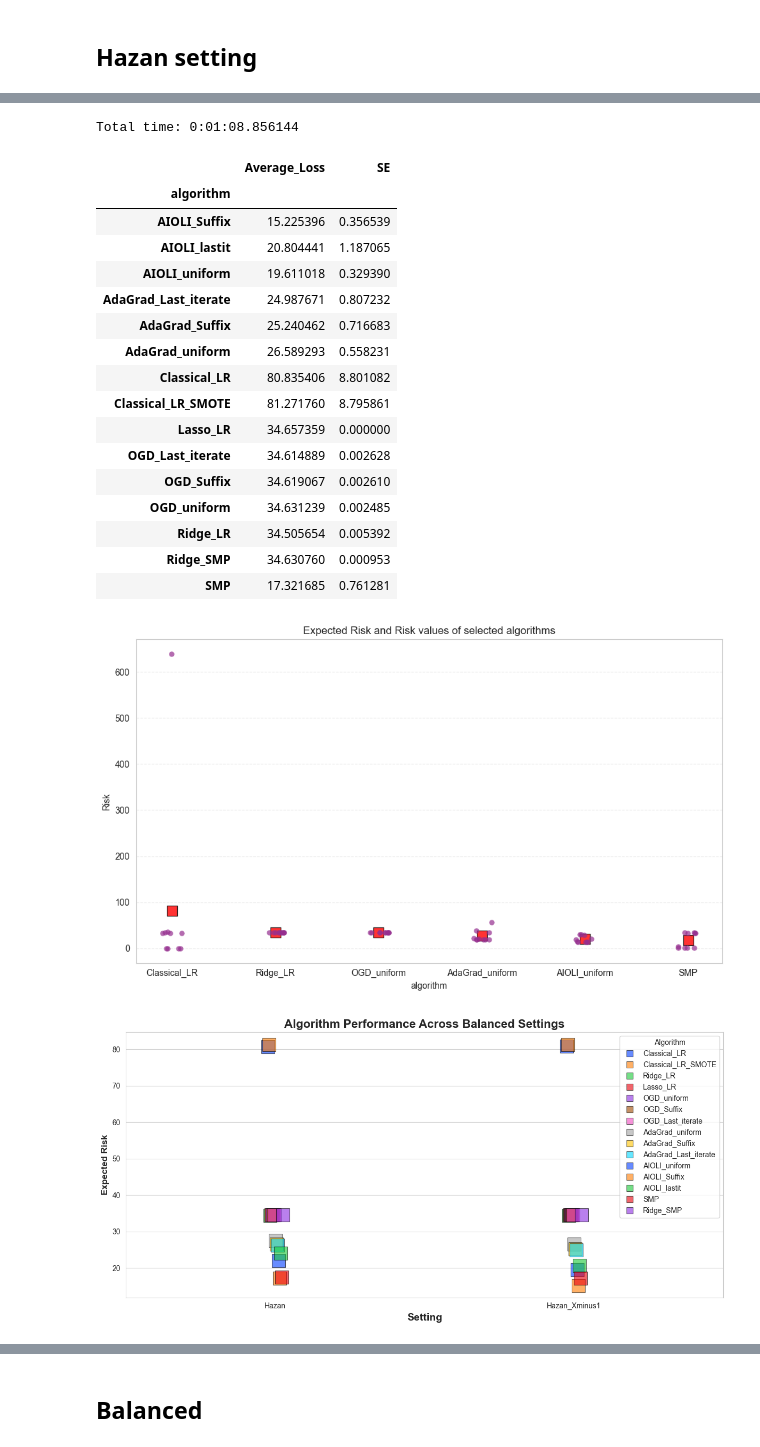
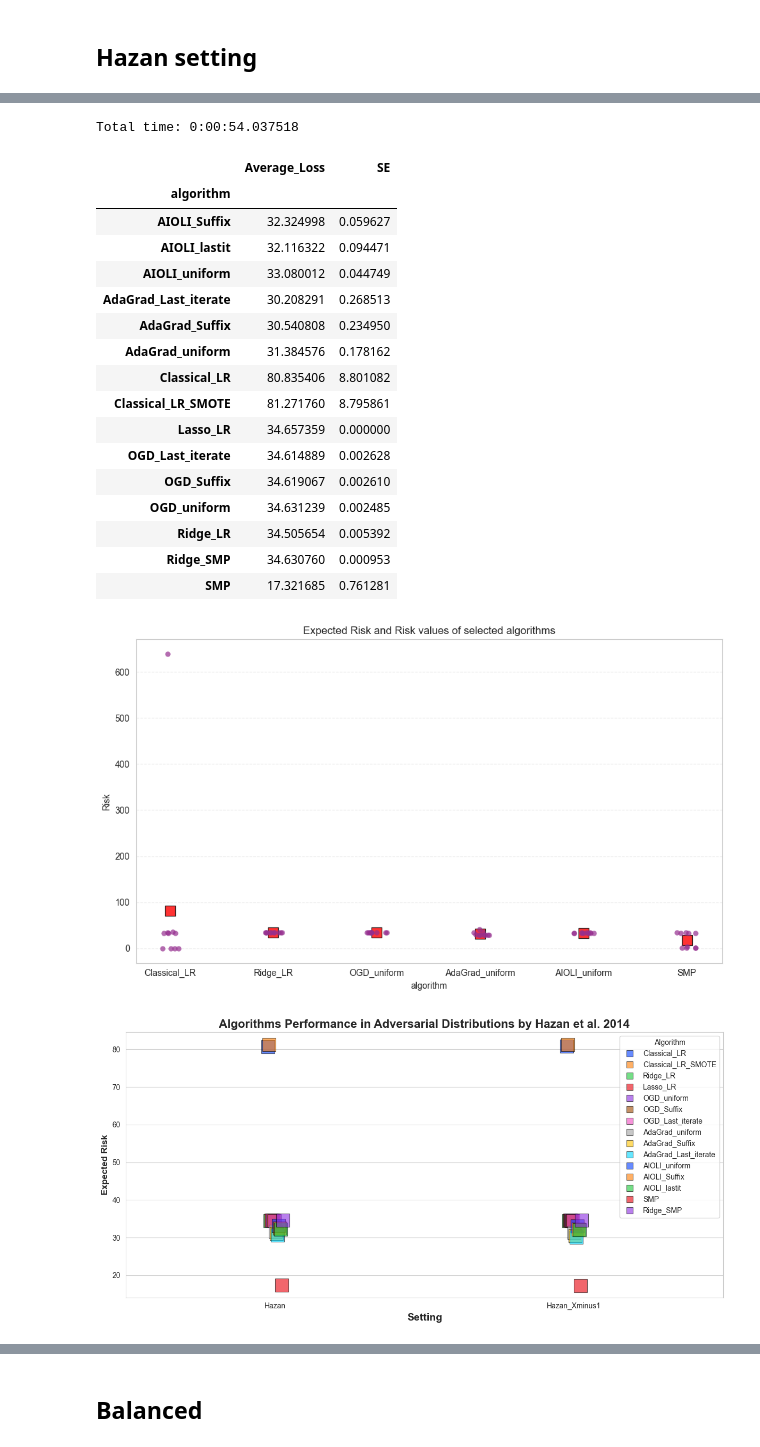
Before and after one commit to mcanela1/Thesis_Online-to-batch_Logistic-Regression, a Jupyter notebook: Algorithms.ipynb, the cells around one changed output, grey strips where cells are left out. Drawn from its saved outputs; the diff is of its cells as text; code cells hidden in the pictures.

Commit message:
run all, adjust hyperparameter analysis, put aioli B = log(n)

```diff
--- a/Algorithms.ipynb
+++ b/Algorithms.ipynb
@@ -23,7 +20,7 @@ options={"disp": False} # To not get verbose from minimize function
 # %% [markdown]
 # Global variables
 # %%
-default_n = 500
+default_n = 100
 default_runs = 10
 default_test_ratio = 0.5
 # %% [markdown]
@@ -1132,14 +1134,14 @@ def hyperparameter_analysis(setting, algorithm, evaluated_parameter, balanced =
         case "B":
             match algorithm:
                 case "AIOLI":
-                    values = [x for x in range(1,60,10)]
+                    values = np.concatenate((np.arange(1, 5, 0.5),np.arange(6,60,10)))
                     loss = np.zeros(len(values))
                     for i in range(len(values)):
                         aioli_model = AIOLI()
                         aioli_results = aioli_model.fit(data_y = y_train, data_x = x_train, X = 10, B = values[i], minimize_method = "l-bfgs-b", dynamic_B = False)
                         loss[i] = aioli_model.new_data_loss(new_data_x=x_test, new_data_y=y_test, OTB_method="uniform")["loss"]
                 case "ADAGRAD":
-                    values = [x for x in range(1, 60, 4)]
+                    values = np.concatenate((np.arange(1, 5, 0.5),np.arange(6,60,10)))
                     loss = np.zeros((len(values),3))
 
                     for i in range(len(values)):
@@ -1150,7 +1152,7 @@ def hyperparameter_analysis(setting, algorithm, evaluated_parameter, balanced =
                         loss[i] = [log_loss(ag_u,x_test,y_test),log_loss(ag_s,x_test,y_test),log_loss(ag_li,x_test,y_test)]
 
         case "X":
-            values = [x for x in range(1,160,25)]
+            values = [x for x in range(1,60,10)]
             loss = np.zeros(len(values))
 
             for i in range(len(values)):
@@ -1312,9 +1383,8 @@ for setting in settings:
 # %% [markdown]
 ## Data class for specifying simulation configuration
 # %%
-default_B = 20
-default_X = 20
-default_B_Adagrad = 5
+default_X = 1
+default_B_Adagrad = 1.5
 @dataclass
 class SimulationConfig:
     sim_betas: list =  None,
@@ -1328,8 +1398,6 @@ class SimulationConfig:
     # betas: list = field(default_factory=lambda: [2,0.1,-4.2]) # This is to create a new list every time.
     # x_means: list = field(default_factory=lambda: [2,2,1])
     # These values of betas and x_means guarantee a P(Y=1) = 0.5, hence balanced classes.
-    B: int = default_B
-    X: int = default_X
     test_ratio: float = default_test_ratio
     minimize_method: str = "l-bfgs-b"
     y_method: str = "sigmoid"
@@ -1343,8 +1411,6 @@ def run_simulation(cfg: SimulationConfig = None):
     d = cfg.d
     # betas = cfg.betas
     # x_means = cfg.x_means
-    B = cfg.B
-    X = cfg.X
     # test_ratio = cfg.test_ratio
     minimize_method = cfg.minimize_method
     # y_method = cfg.y_method
@@ -1390,7 +1456,7 @@ def run_simulation(cfg: SimulationConfig = None):
         ogd = online_gd(data_y=y_train, data_x=x_train)
         adagrad = online_AdaGrad(data_y=y_train, data_x=x_train, B_vector = np.repeat(default_B_Adagrad,d))
         aioli_model = AIOLI()
-        ai = aioli_model.fit(data_y=y_train, data_x=x_train, X=default_X, B=default_B, minimize_method = minimize_method)
+        ai = aioli_model.fit(data_y=y_train, data_x=x_train, X=default_X, B=np.log(n), minimize_method = minimize_method)
         classic_LR = classic_logistic_regression(data_x=x_train, data_y=y_train)
         ridge_LR = ridge_logistic_regression(data_x=x_train, data_y=y_train)
         lasso_LR = lasso_logistic_regression(data_x=x_train, data_y=y_train)
@@ -2009,15 +2075,15 @@ Total time: 0:01:08.856144
 # %%
 print_results(hazan_Xminus1_result, selected_algorithms = ["Classical_LR","SMP","AIOLI_uniform", "Ridge_LR","OGD_uniform","AdaGrad_uniform"], plot = True)
 # %% [output]
-Total time: 0:01:08.856144
+Total time: 0:00:54.037518
 |  | Average_Loss | SE |
 | algorithm |  |  |
-| AIOLI_Suffix | 15.225396 | 0.356539 |
-| AIOLI_lastit | 20.804441 | 1.187065 |
-| AIOLI_uniform | 19.611018 | 0.329390 |
-| AdaGrad_Last_iterate | 24.987671 | 0.807232 |
-| AdaGrad_Suffix | 25.240462 | 0.716683 |
-| AdaGrad_uniform | 26.589293 | 0.558231 |
+| AIOLI_Suffix | 32.324998 | 0.059627 |
+| AIOLI_lastit | 32.116322 | 0.094471 |
+| AIOLI_uniform | 33.080012 | 0.044749 |
+| AdaGrad_Last_iterate | 30.208291 | 0.268513 |
+| AdaGrad_Suffix | 30.540808 | 0.234950 |
+| AdaGrad_uniform | 31.384576 | 0.178162 |
 | Classical_LR | 80.835406 | 8.801082 |
 | Classical_LR_SMOTE | 81.271760 | 8.795861 |
 | Lasso_LR | 34.657359 | 0.000000 |
@@ -2027,16 +2093,16 @@ Total time: 0:01:08.856144
 | Ridge_LR | 34.505654 | 0.005392 |
 | Ridge_SMP | 34.630760 | 0.000953 |
 | SMP | 17.321685 | 0.761281 |
-[figure, old version]
+[figure, new version]
 # %%
 settings_results = {
     "Hazan": hazan_result,
     "Hazan_Xminus1": hazan_Xminus1_result
 }
 # %%
-compare_settings(settings_results)
+compare_settings(settings_results, title = "Algorithms Performance in Adversarial Distributions by Hazan et al. 2014")
 # %% [output]
-[figure, old version]
+[figure, new version]
 # %%
 
 compare_settings(
```
Also changed, not shown: parts of 56 cells of this notebook.
